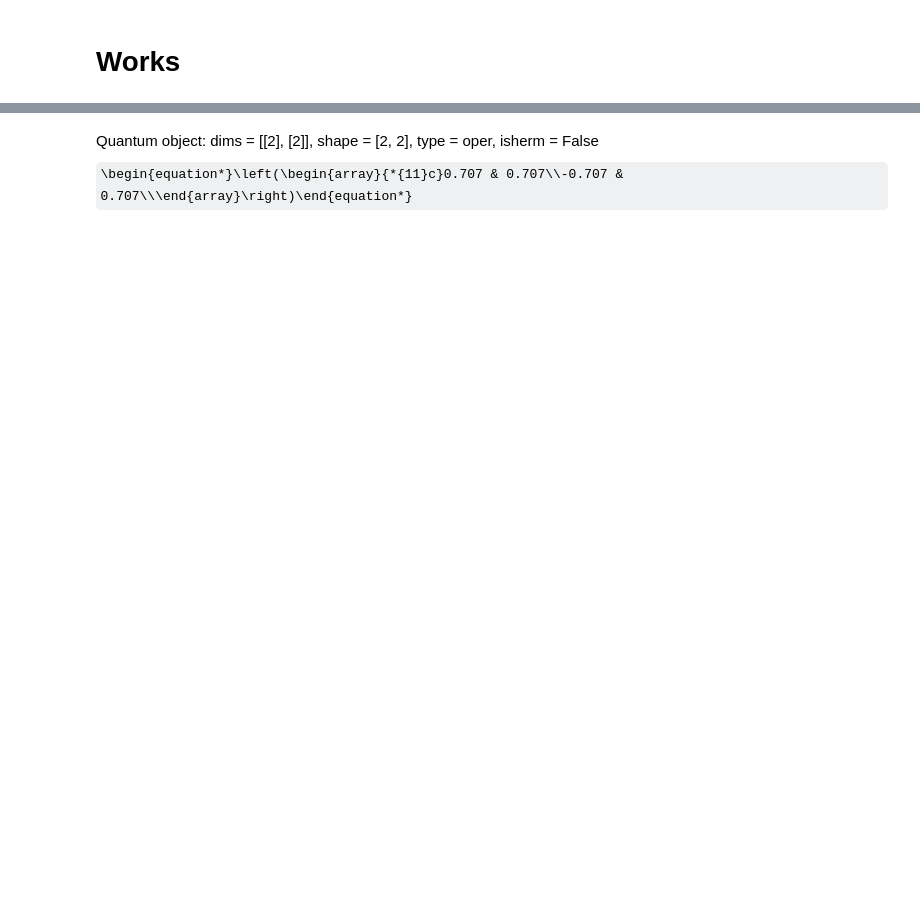
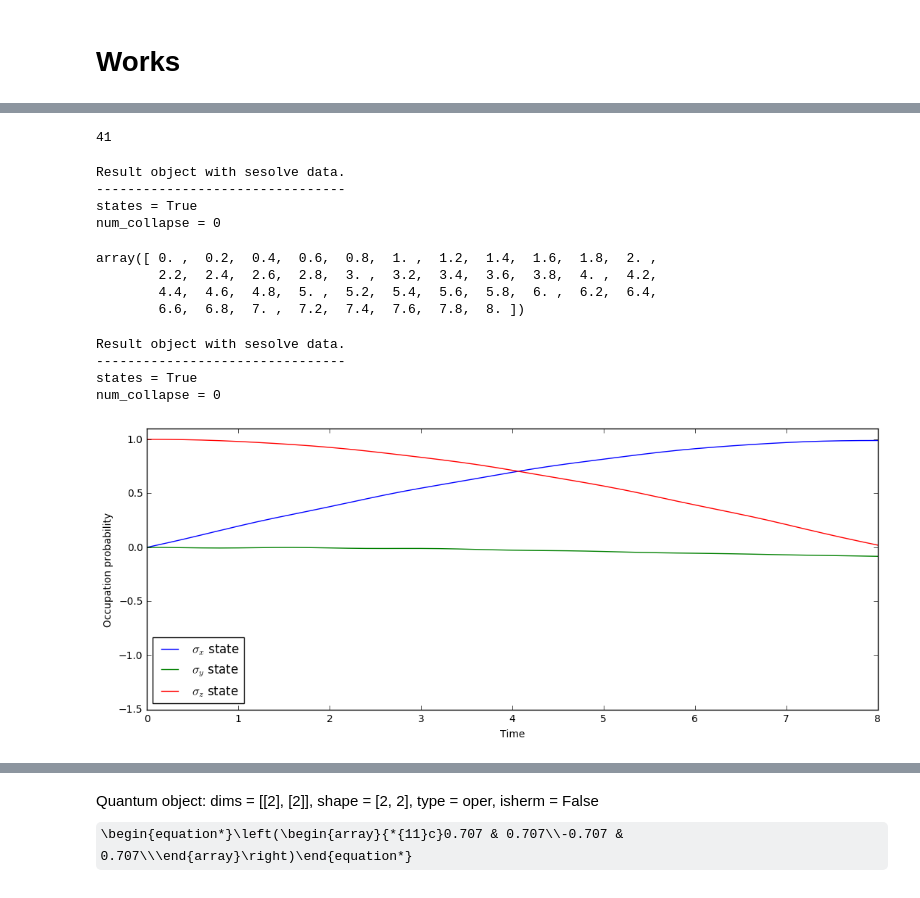
Before and after one commit to safoex/qubitlab, a Jupyter notebook: python/qutip/libqubitNd.ipynb, the cells around one changed output, grey strips where cells are left out. Saved outputs shown, nothing was run; the diff lists cells and outputs as text; code cells hidden in the pictures; some formulas as TeX source; blank space fills up the shorter version.

```diff
--- a/python/qutip/libqubitNd.ipynb
+++ b/python/qutip/libqubitNd.ipynb
@@ -625,0 +790,33 @@ Quantum object: dims = [[2], [2]], shape = [2, 2], type = oper, isherm = False\b
+# %%
+q.result.states = states_list2[0]
+q.pulse[0].time['points'] = len(q.result.states)
+q.pulse[0].time['maxtime'] = spopt.timeslots['eachtime']*spopt.timeslots['slots']
+q.pulse[0].time['starttime'] = 0
+len(states_list2[1])
+# %% [output]
+41
+# %%
+q.rotateStates()
+# %% [output]
+Result object with sesolve data.
+--------------------------------
+states = True
+num_collapse = 0
+# %%
+q.timelist()
+# %% [output]
+array([ 0. ,  0.2,  0.4,  0.6,  0.8,  1. ,  1.2,  1.4,  1.6,  1.8,  2. ,
+        2.2,  2.4,  2.6,  2.8,  3. ,  3.2,  3.4,  3.6,  3.8,  4. ,  4.2,
+        4.4,  4.6,  4.8,  5. ,  5.2,  5.4,  5.6,  5.8,  6. ,  6.2,  6.4,
+        6.6,  6.8,  7. ,  7.2,  7.4,  7.6,  7.8,  8. ])
+# %%
+q.expectOperators()
+# %% [output]
+Result object with sesolve data.
+--------------------------------
+states = True
+num_collapse = 0
+# %%
+q.plot()
+# %% [output]
+[figure, added]
```
Also changed, not shown: parts of 27 cells of this notebook, 2 other files.
